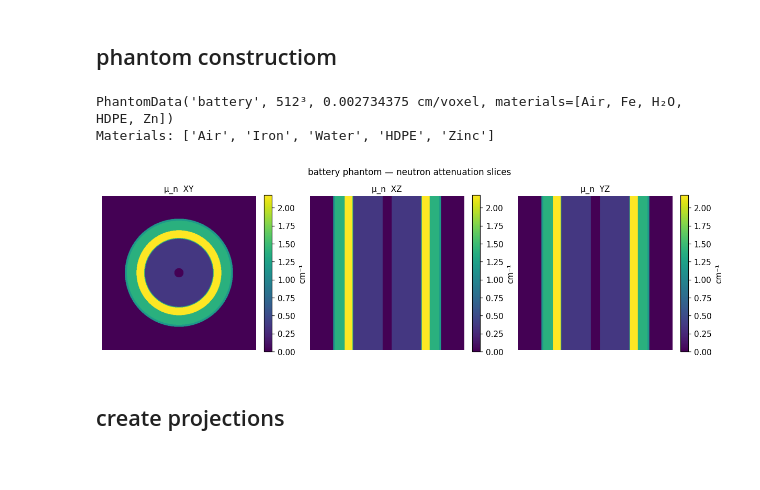
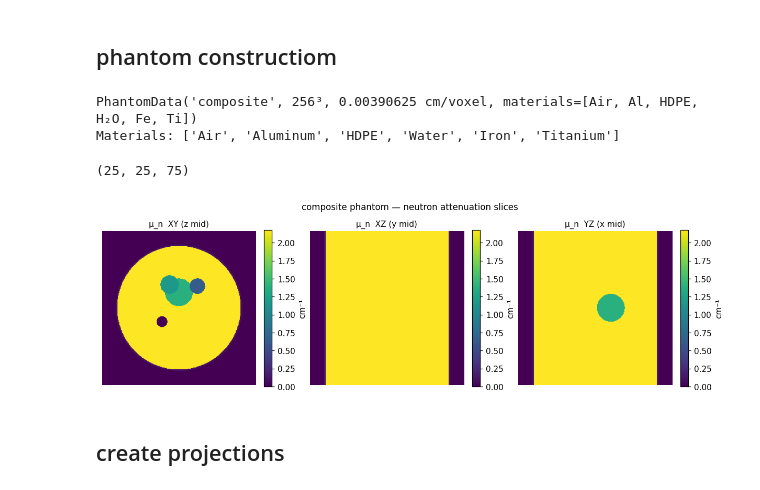
Before and after one commit to HZB-tomo/Bimodal_simulation, a Jupyter notebook: 01_real_battery_simulation.ipynb, the cells around one changed output. Saved outputs shown, nothing was run; the diff lists cells and outputs as text; code cells hidden in the pictures.

```diff
--- a/01_real_battery_simulation.ipynb
+++ b/01_real_battery_simulation.ipynb
@@ -34,33 +34,50 @@ Available phantoms:   ['composite', 'battery', 'bone_implant', 'industrial']
 ## phantom constructiom
 # %%
 # ── Global simulation parameters (shared by all sections below) ──────────
-PRESET   = 'battery'   # 'composite' | 'battery' | 'bone_implant' | 'industrial'
-N        = 512            # voxel grid (use 128–512 for publication quality)
+PRESET   = 'composite'   # 'composite' | 'battery' | 'bone_implant' | 'industrial'
+N        = 256            # voxel grid (use 128–512 for publication quality)
 N_ANGLES = 300           # projection angles (use 360–1200 for publication)
+
+
 
 phantom = nxs.make_phantom(PRESET, N)
 print(phantom)
 print('Materials:', [m.name for m in phantom.materials])
 # %% [output]
-PhantomData('battery', 512³, 0.002734375 cm/voxel, materials=[Air, Fe, H₂O, HDPE, Zn])
-Materials: ['Air', 'Iron', 'Water', 'HDPE', 'Zinc']
+PhantomData('composite', 256³, 0.00390625 cm/voxel, materials=[Air, Al, HDPE, H₂O, Fe, Ti])
+Materials: ['Air', 'Aluminum', 'HDPE', 'Water', 'Iron', 'Titanium']
+# %%
+phantom.mu_n_vol.shape
+# %% [output]
+(25, 25, 75)
 # %%
 # ── Central orthogonal slices of the neutron attenuation volume ──────────
-si = N // 2
+
+Ny, Nx, Nz = phantom.mu_n_vol.shape
+
+iy = Ny // 2
+ix = Nx // 2
+iz = Nz // 2
+
 slices = [
-    ('μ_n  XY', phantom.mu_n_vol[si, :, :]),
-    ('μ_n  XZ', phantom.mu_n_vol[:, si, :]),
-    ('μ_n  YZ', phantom.mu_n_vol[:, :, si]),
+    ('μ_n  XY (z mid)', phantom.mu_n_vol[iz, :, :]),  # fix z
+    ('μ_n  XZ (y mid)', phantom.mu_n_vol[:, iy, :]),  # fix y
+    ('μ_n  YZ (x mid)', phantom.mu_n_vol[:, :,ix]),  # fix x
 ]
+
 fig, axes = plt.subplots(1, 3, figsize=(11, 3.5))
+
 for ax, (title, sl) in zip(axes, slices):
     im = ax.imshow(sl, cmap='viridis', origin='lower')
-    ax.set_title(title, fontsize=10); ax.axis('off')
+    ax.set_title(title, fontsize=10)
+    ax.axis('off')
     plt.colorbar(im, ax=ax, fraction=0.046, label='cm⁻¹')
+
 fig.suptitle(f'{PRESET} phantom — neutron attenuation slices', fontsize=11)
-plt.tight_layout(); plt.show()
+plt.tight_layout()
+plt.show()
 # %% [output]
-[figure, old version]
+[figure, new version]
 # %% [markdown]
 ## create projections
 # %%
```
Also changed, not shown: parts of 9 cells of this notebook.
